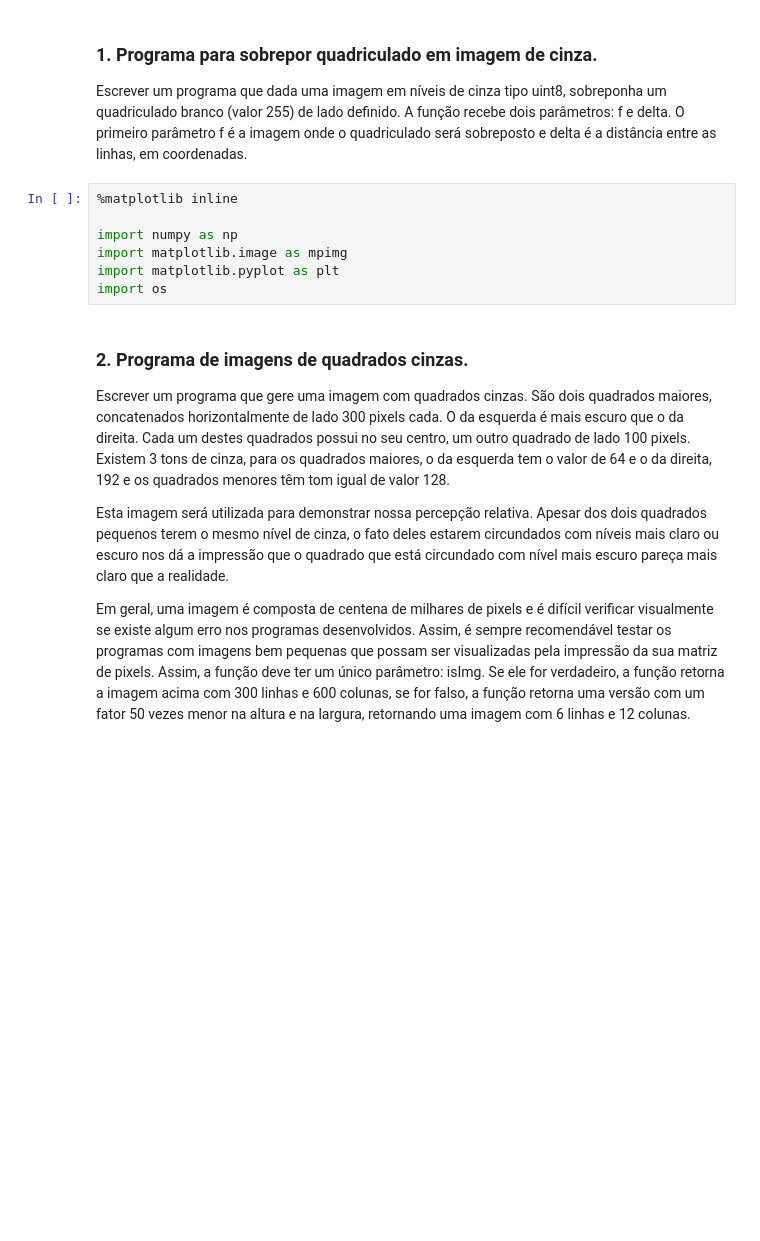
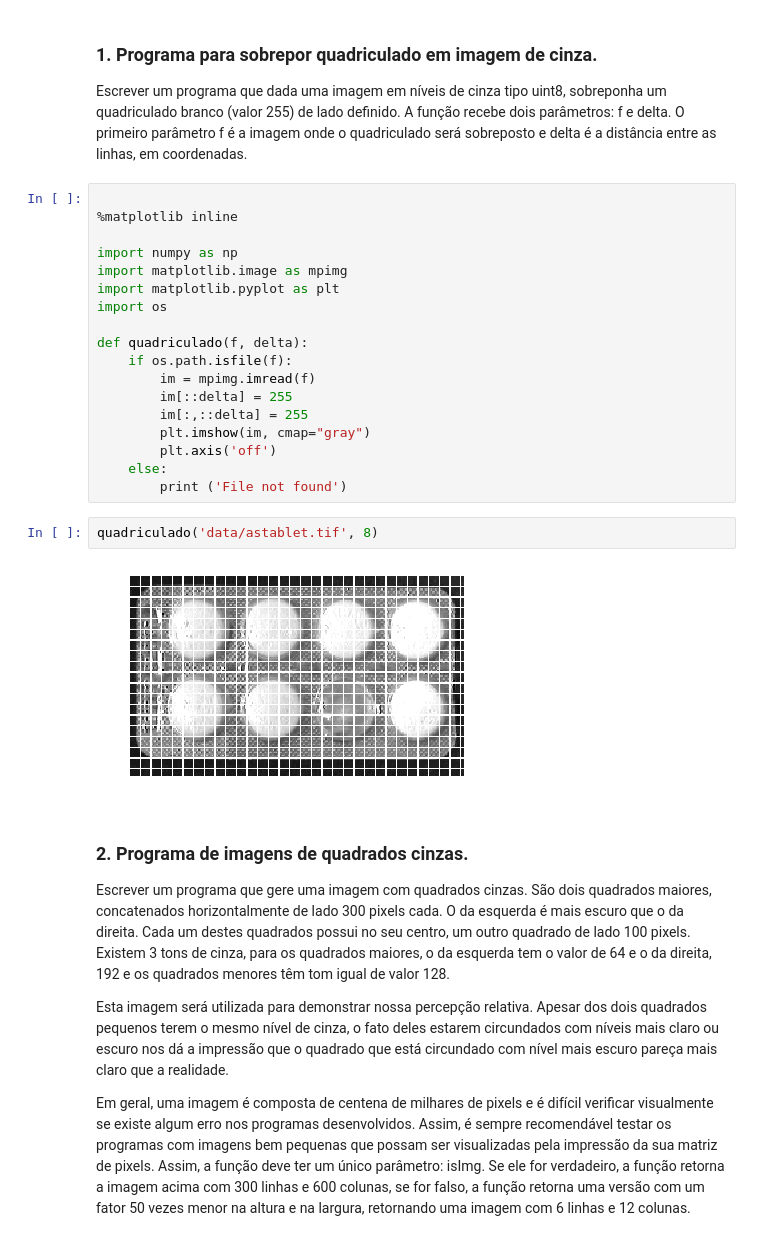
Before and after one commit to Tisp/MAC0417, a Jupyter notebook: exercise_1.ipynb, the cells around one changed output. Cells and saved outputs as stored; diff of their text form; blank space fills up the shorter version.

```diff
--- a/exercise_1.ipynb
+++ b/exercise_1.ipynb
@@ -3,12 +3,27 @@
 
 Escrever um programa que dada uma imagem em níveis de cinza tipo uint8, sobreponha um quadriculado branco (valor 255) de lado definido. A função recebe dois parâmetros: f e delta. O primeiro parâmetro f é a imagem onde o quadriculado será sobreposto e delta é a distância entre as linhas, em coordenadas.
 # %%
+
 %matplotlib inline
 
 import numpy as np
 import matplotlib.image as mpimg
 import matplotlib.pyplot as plt
 import os
+
+def quadriculado(f, delta):
+    if os.path.isfile(f):
+        im = mpimg.imread(f)
+        im[::delta] = 255
+        im[:,::delta] = 255
+        plt.imshow(im, cmap="gray")
+        plt.axis('off')
+    else:
+        print ('File not found')
+# %%
+quadriculado('data/astablet.tif', 8)
+# %% [output]
+[figure, added]
 # %% [markdown]
 ### 2. Programa de imagens de quadrados cinzas.
 
```
